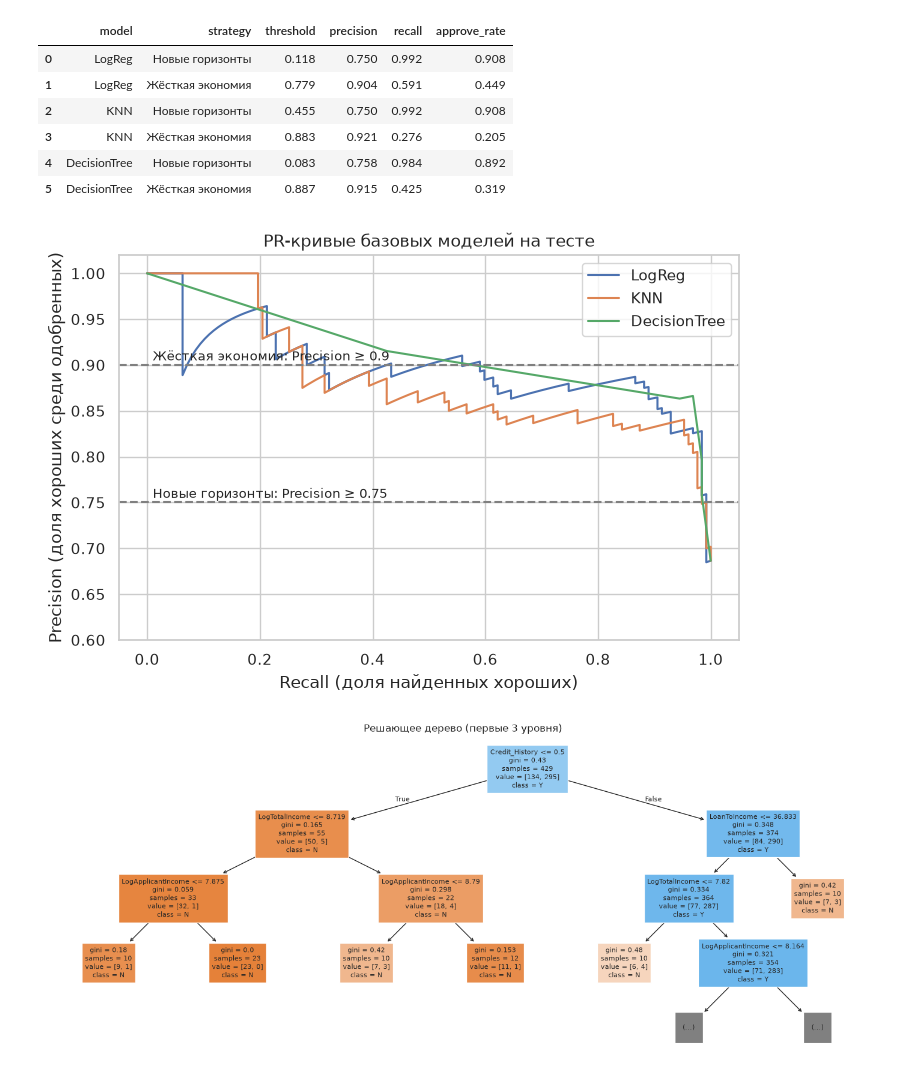
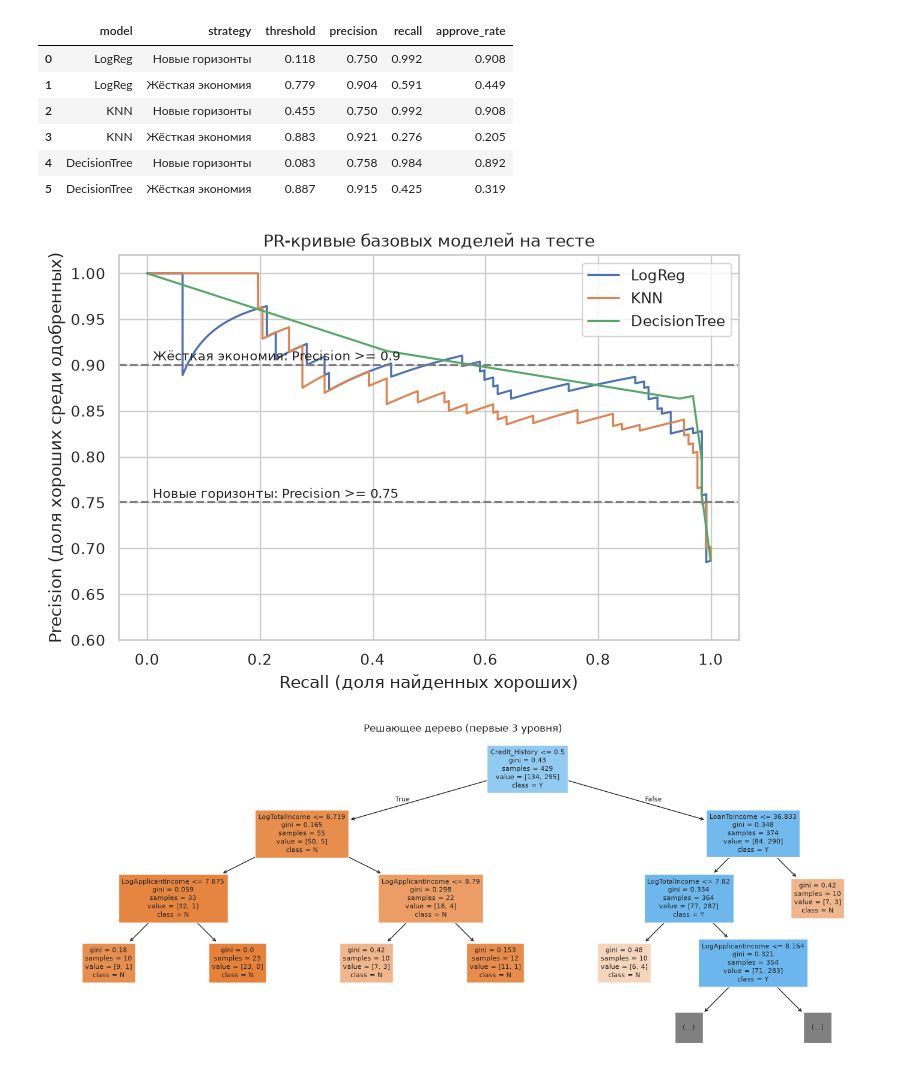
Before and after one commit to pxc1984/competitive-py, a Jupyter notebook: ai/Неделя_6_Введение в ИИ_Основной_уровень_ДЗ.ipynb, the cells around one changed output. Saved outputs shown, nothing was run; the diff lists cells and outputs as text; code cells hidden in the pictures.

Commit message:
ai: hw 6 plain-text conclusions, ruff format

```diff
--- a/ai/Неделя_6_Введение в ИИ_Основной_уровень_ДЗ.ipynb
+++ b/ai/Неделя_6_Введение в ИИ_Основной_уровень_ДЗ.ipynb
@@ -431,11 +506,31 @@ summary.T.round(3)
 | median_loan | 129.000 | 126.000 |
 | median_loan_to_income | 23.845 | 24.287 |
 # %%
-share_cols = ["credit_history_ok", "credit_history_bad", "married", "graduate", "self_employed",
-              "semiurban", "rural", "has_coapplicant"]
-labels = ["КИ в норме", "КИ плохая", "В браке", "Высшее образование", "Самозанятый",
-          "Пригород", "Село", "Есть созаёмщик"]
-ax = summary[share_cols].T.set_axis(labels).plot.barh(figsize=(10, 6), color=["tab:red", "tab:green"])
+share_cols = [
+    "credit_history_ok",
+    "credit_history_bad",
+    "married",
+    "graduate",
+    "self_employed",
+    "semiurban",
+    "rural",
+    "has_coapplicant",
+]
+labels = [
+    "КИ в норме",
+    "КИ плохая",
+    "В браке",
+    "Высшее образование",
+    "Самозанятый",
+    "Пригород",
+    "Село",
+    "Есть созаёмщик",
+]
+ax = (
+    summary[share_cols]
+    .T.set_axis(labels)
+    .plot.barh(figsize=(10, 6), color=["tab:red", "tab:green"])
+)
 ax.set_title("Портреты: доли характеристик у хороших и плохих клиентов")
 ax.set_xlabel("Доля клиентов в группе")
 ax.legend(title="Группа")
@@ -596,7 +699,13 @@ def evaluate_single_split(models):
         probas[name] = proba
         for strat, min_prec in STRATEGIES.items():
             thr = find_threshold(y_test, proba, min_prec)
-            rows.append({"model": name, "strategy": strat, **metrics_at_threshold(y_test, proba, thr)})
+            rows.append(
+                {
+                    "model": name,
+                    "strategy": strat,
+                    **metrics_at_threshold(y_test, proba, thr),
+                }
+            )
     return pd.DataFrame(rows), probas
 # %% [markdown]
 ### 2.1. Базовые модели: логистическая регрессия, KNN, решающее дерево
@@ -613,23 +722,24 @@ res_base.round(3)
 | 5 | DecisionTree | Жёсткая экономия | 0.887 | 0.915 | 0.425 | 0.319 |
 # %%
 def plot_pr(probas, title):
-    fig, ax = plt.subplots(figsize=(8, 5))
+    _fig, ax = plt.subplots(figsize=(8, 5))
     for name, proba in probas.items():
         prec, rec, _ = precision_recall_curve(y_test, proba)
         ax.plot(rec, prec, label=name)
     for strat, p in STRATEGIES.items():
         ax.axhline(p, ls="--", color="gray")
-        ax.text(0.01, p + 0.005, f"{strat}: Precision ≥ {p}", fontsize=9)
+        ax.text(0.01, p + 0.005, f"{strat}: Precision >= {p}", fontsize=9)
     ax.set_xlabel("Recall (доля найденных хороших)")
     ax.set_ylabel("Precision (доля хороших среди одобренных)")
     ax.set_title(title)
     ax.set_ylim(0.6, 1.02)
     ax.legend()
     plt.show()
 
+
 plot_pr(proba_base, "PR-кривые базовых моделей на тесте")
 # %% [output]
-[figure, old version]
+[figure, new version]
 # %%
 plt.figure(figsize=(18, 7))
 tree = base_models["DecisionTree"][-1]
```
Also changed, not shown: parts of 33 cells of this notebook.
